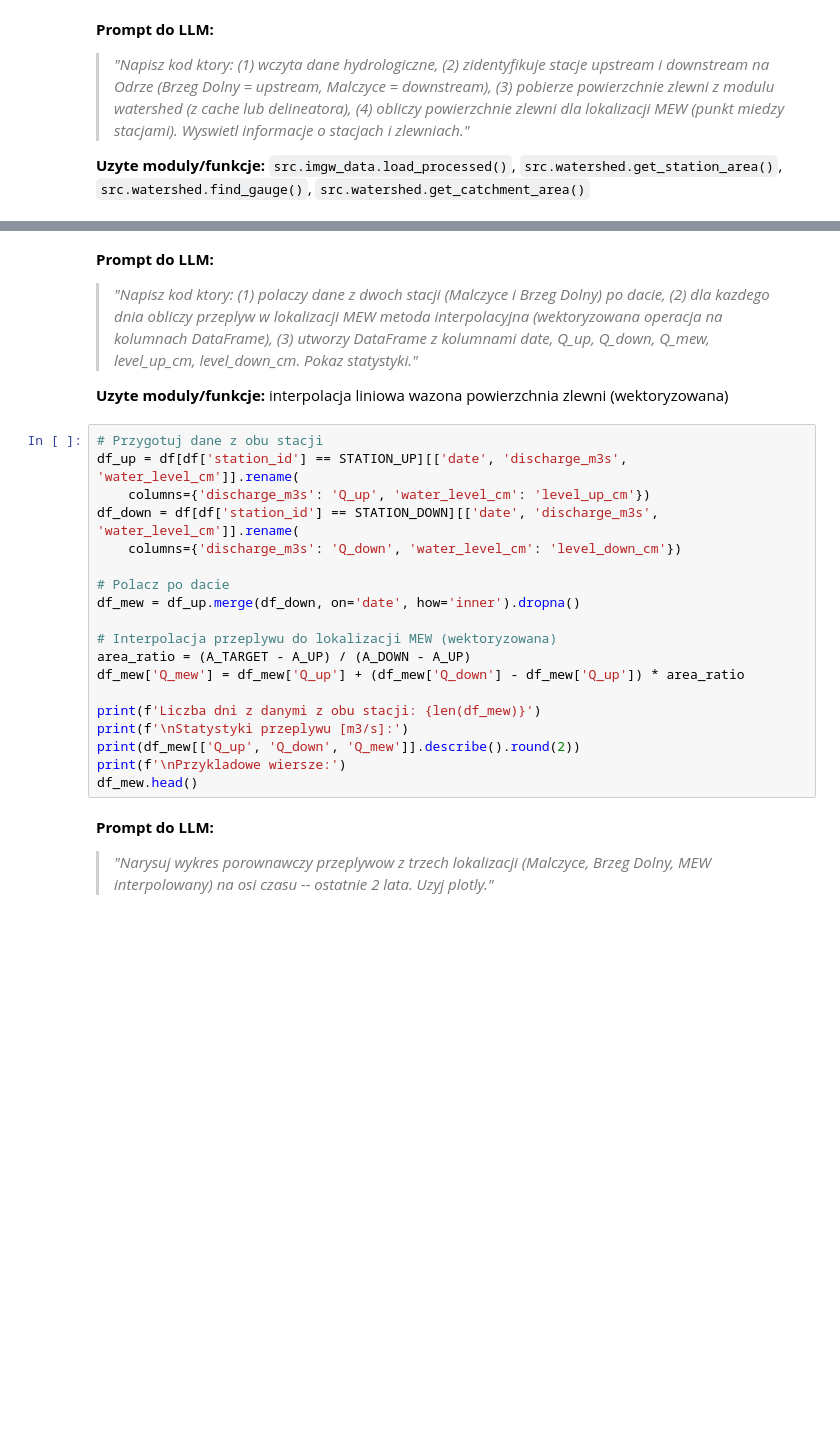
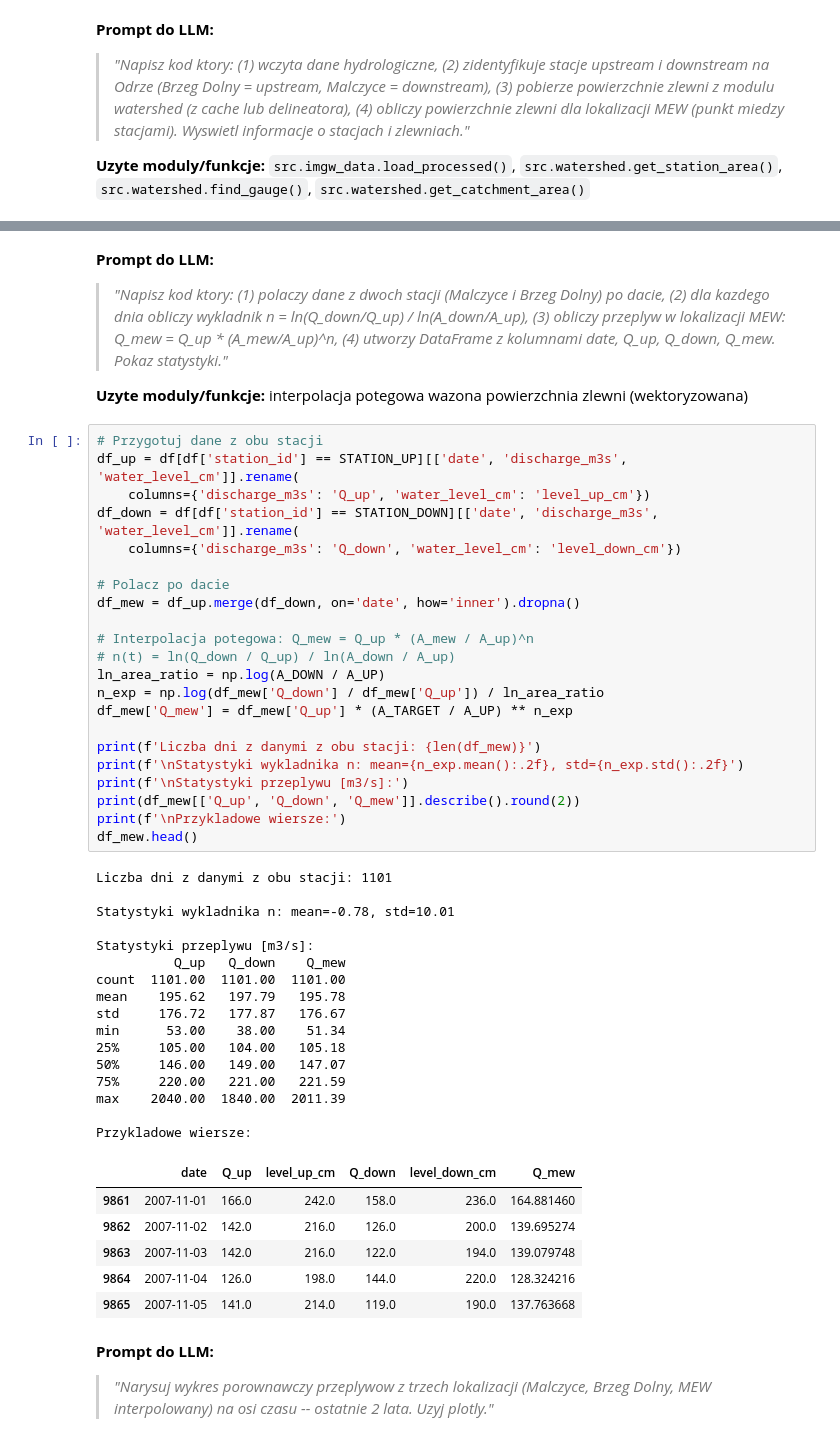
Before and after one commit to amachalski/hydropower-notebooks, a Jupyter notebook: notebooks/05_power_production.ipynb, the cells around one changed output, grey strips where cells are left out. Saved outputs shown, nothing was run; the diff lists cells and outputs as text; blank space fills up the shorter version.

```diff
--- a/notebooks/05_power_production.ipynb
+++ b/notebooks/05_power_production.ipynb
@@ -124,30 +136,56 @@ $$Q_{MEW} = Q_{up} + (Q_{down} - Q_{up}) \cdot \frac{A_{MEW} - A_{up}}{A_{down}
 # %% [markdown]
 **Prompt do LLM:**
 > *"Napisz kod ktory: (1) polaczy dane z dwoch stacji (Malczyce i Brzeg Dolny) po dacie,
-> (2) dla kazdego dnia obliczy przeplyw w lokalizacji MEW metoda interpolacyjna
-> (wektoryzowana operacja na kolumnach DataFrame), (3) utworzy DataFrame z kolumnami
-> date, Q_up, Q_down, Q_mew, level_up_cm, level_down_cm. Pokaz statystyki."*
+> (2) dla kazdego dnia obliczy wykladnik n = ln(Q_down/Q_up) / ln(A_down/A_up),
+> (3) obliczy przeplyw w lokalizacji MEW: Q_mew = Q_up * (A_mew/A_up)^n,
+> (4) utworzy DataFrame z kolumnami date, Q_up, Q_down, Q_mew. Pokaz statystyki."*
 
-**Uzyte moduly/funkcje:** interpolacja liniowa wazona powierzchnia zlewni (wektoryzowana)
+**Uzyte moduly/funkcje:** interpolacja potegowa wazona powierzchnia zlewni (wektoryzowana)
 # %%
 # Przygotuj dane z obu stacji
 df_up = df[df['station_id'] == STATION_UP][['date', 'discharge_m3s', 'water_level_cm']].rename(
     columns={'discharge_m3s': 'Q_up', 'water_level_cm': 'level_up_cm'})
 df_down = df[df['station_id'] == STATION_DOWN][['date', 'discharge_m3s', 'water_level_cm']].rename(
     columns={'discharge_m3s': 'Q_down', 'water_level_cm': 'level_down_cm'})
 
 # Polacz po dacie
 df_mew = df_up.merge(df_down, on='date', how='inner').dropna()
 
-# Interpolacja przeplywu do lokalizacji MEW (wektoryzowana)
-area_ratio = (A_TARGET - A_UP) / (A_DOWN - A_UP)
-df_mew['Q_mew'] = df_mew['Q_up'] + (df_mew['Q_down'] - df_mew['Q_up']) * area_ratio
+# Interpolacja potegowa: Q_mew = Q_up * (A_mew / A_up)^n
+# n(t) = ln(Q_down / Q_up) / ln(A_down / A_up)
+ln_area_ratio = np.log(A_DOWN / A_UP)
+n_exp = np.log(df_mew['Q_down'] / df_mew['Q_up']) / ln_area_ratio
+df_mew['Q_mew'] = df_mew['Q_up'] * (A_TARGET / A_UP) ** n_exp
 
 print(f'Liczba dni z danymi z obu stacji: {len(df_mew)}')
+print(f'\nStatystyki wykladnika n: mean={n_exp.mean():.2f}, std={n_exp.std():.2f}')
 print(f'\nStatystyki przeplywu [m3/s]:')
 print(df_mew[['Q_up', 'Q_down', 'Q_mew']].describe().round(2))
 print(f'\nPrzykladowe wiersze:')
 df_mew.head()
+# %% [output]
+Liczba dni z danymi z obu stacji: 1101
+
+Statystyki wykladnika n: mean=-0.78, std=10.01
+
+Statystyki przeplywu [m3/s]:
+          Q_up   Q_down    Q_mew
+count  1101.00  1101.00  1101.00
+mean    195.62   197.79   195.78
+std     176.72   177.87   176.67
+min      53.00    38.00    51.34
+25%     105.00   104.00   105.18
+50%     146.00   149.00   147.07
+75%     220.00   221.00   221.59
+max    2040.00  1840.00  2011.39
+
+Przykladowe wiersze:
+|  | date | Q_up | level_up_cm | Q_down | level_down_cm | Q_mew |
+| 9861 | 2007-11-01 | 166.0 | 242.0 | 158.0 | 236.0 | 164.881460 |
+| 9862 | 2007-11-02 | 142.0 | 216.0 | 126.0 | 200.0 | 139.695274 |
+| 9863 | 2007-11-03 | 142.0 | 216.0 | 122.0 | 194.0 | 139.079748 |
+| 9864 | 2007-11-04 | 126.0 | 198.0 | 144.0 | 220.0 | 128.324216 |
+| 9865 | 2007-11-05 | 141.0 | 214.0 | 119.0 | 190.0 | 137.763668 |
 # %% [markdown]
 **Prompt do LLM:**
 > *"Narysuj wykres porownawczy przeplywow z trzech lokalizacji (Malczyce, Brzeg Dolny,
```
Also changed, not shown: parts of 12 cells of this notebook, 6 other files.
